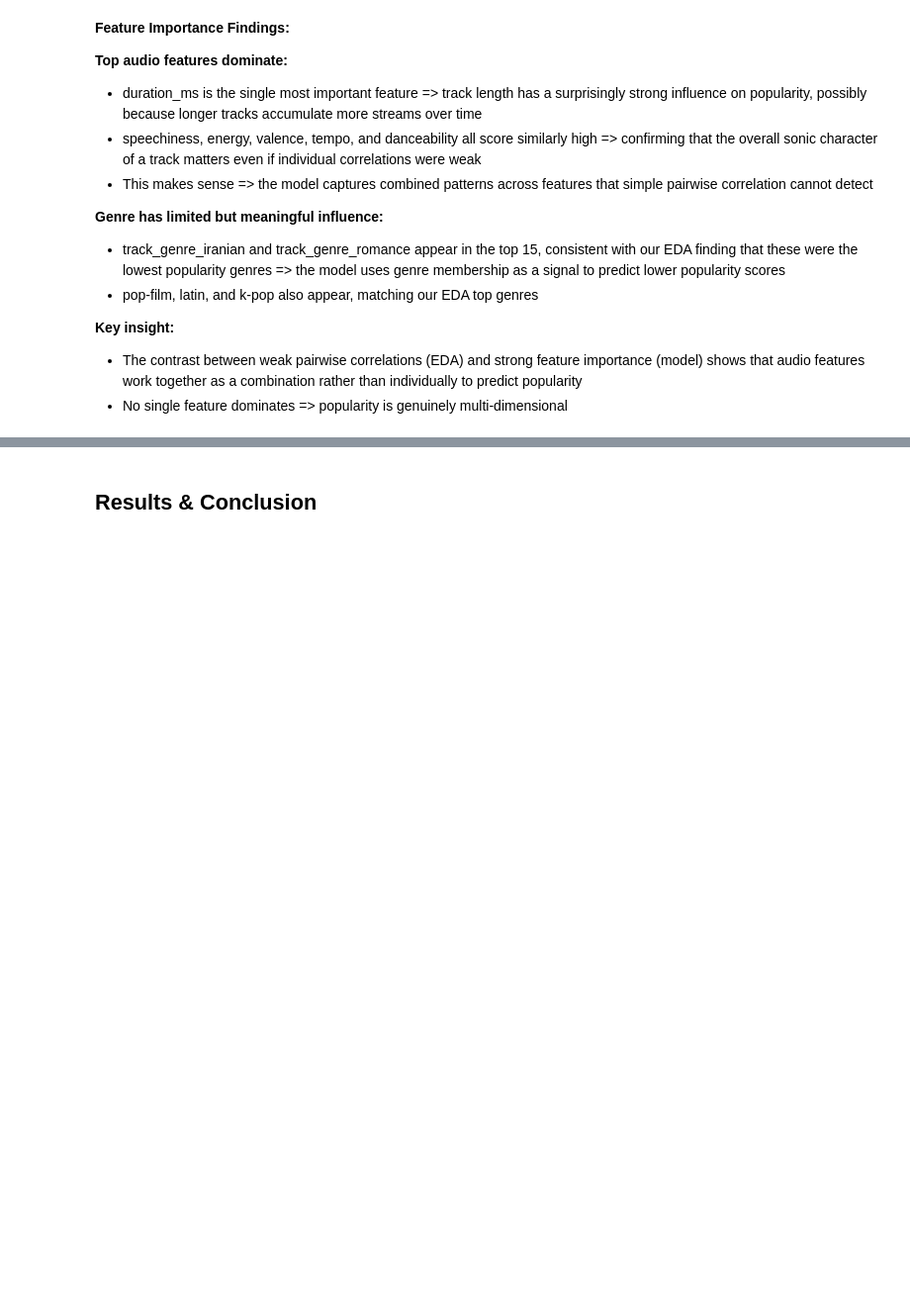
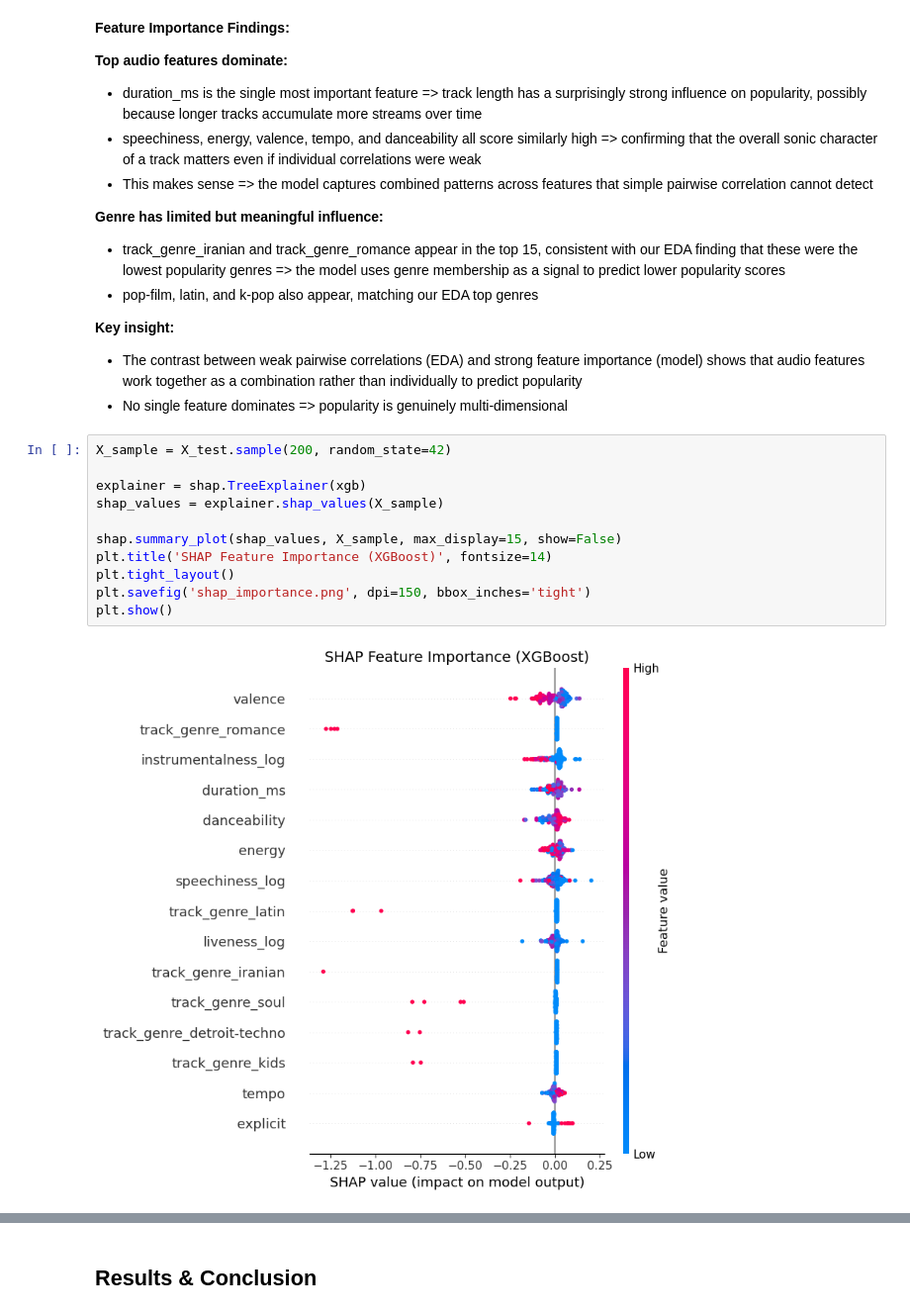
Before and after one commit to NattakanO/spotify-track-popularity-analysis, a Jupyter notebook: Spotify_Track_Popularity_Analysis.ipynb, the cells around one changed output, grey strips where cells are left out. Shown at 99% size. Saved outputs shown, nothing was run; the diff lists cells and outputs as text; blank space fills up the shorter version.

Commit message:
feat: add shap analysis and business recommendation

```diff
--- a/Spotify_Track_Popularity_Analysis.ipynb
+++ b/Spotify_Track_Popularity_Analysis.ipynb
@@ -708,3 +722,16 @@ plt.show()
   feature importance (model) shows that audio features work together
   as a combination rather than individually to predict popularity
 - No single feature dominates => popularity is genuinely multi-dimensional
+# %%
+X_sample = X_test.sample(200, random_state=42)
+
+explainer = shap.TreeExplainer(xgb)
+shap_values = explainer.shap_values(X_sample)
+
+shap.summary_plot(shap_values, X_sample, max_display=15, show=False)
+plt.title('SHAP Feature Importance (XGBoost)', fontsize=14)
+plt.tight_layout()
+plt.savefig('shap_importance.png', dpi=150, bbox_inches='tight')
+plt.show()
+# %% [output]
+[figure, added]
```
Also changed, not shown: parts of 8 cells of this notebook.
